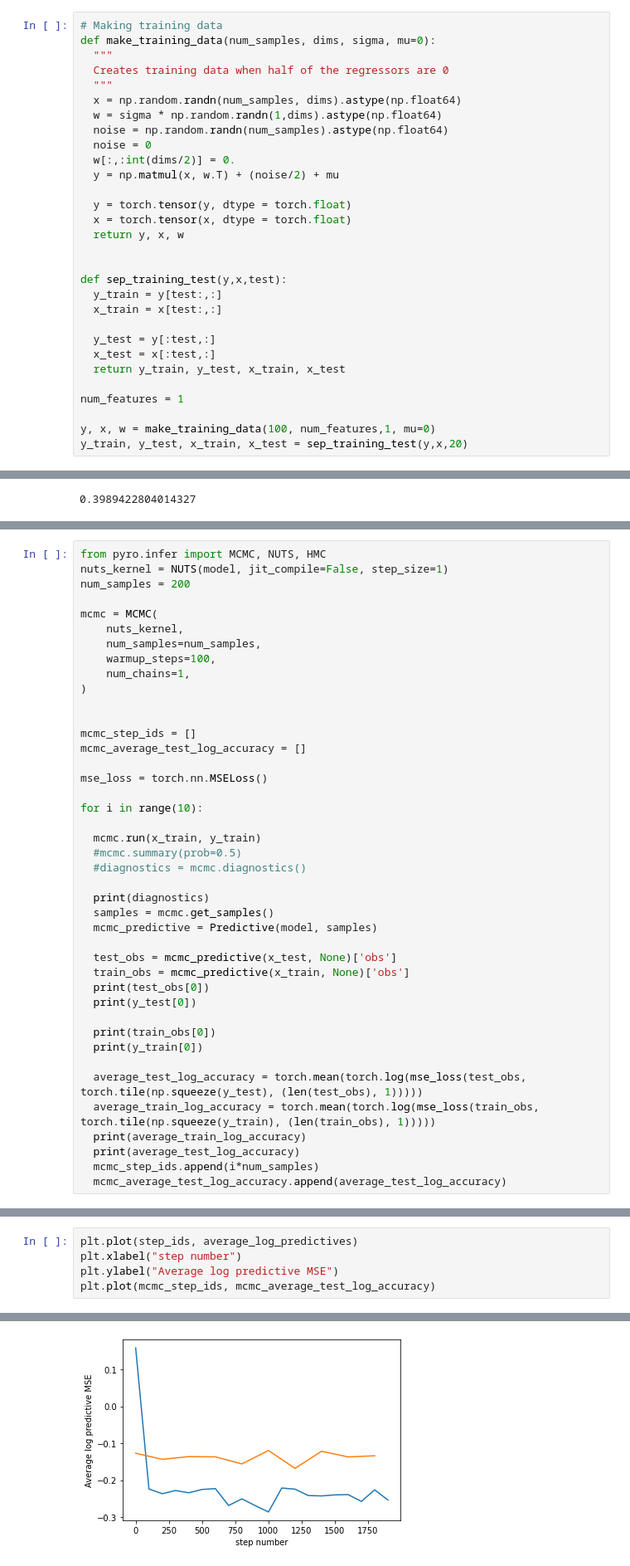
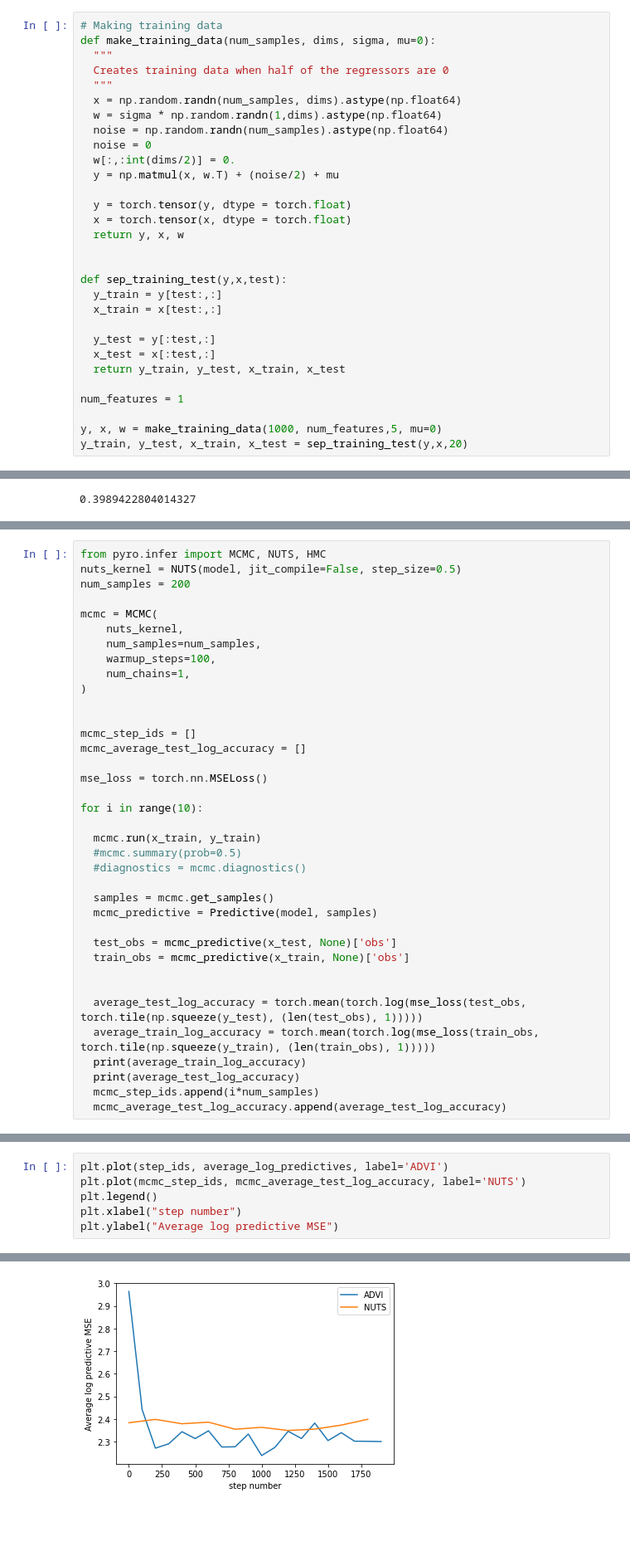
Before and after one commit to lorenzkuhn/advi, a Jupyter notebook: ARD.ipynb, the cells around one changed output, grey strips where cells are left out. Shown at 83% size. Saved outputs shown, nothing was run; the diff lists cells and outputs as text; blank space fills up the shorter version.

Commit message:
Generate plot of ADVI vs NUTS

```diff
--- a/ARD.ipynb
+++ b/ARD.ipynb
@@ -80,7 +80,7 @@ def sep_training_test(y,x,test):
 
 num_features = 1
 
-y, x, w = make_training_data(100, num_features,1, mu=0)
+y, x, w = make_training_data(1000, num_features,5, mu=0)
 y_train, y_test, x_train, x_test = sep_training_test(y,x,20)
 # %%
 y_train.shape
@@ -214,6 +179,6 @@ torch.Size([80, 10])
 # %%
 from pyro.infer import MCMC, NUTS, HMC
-nuts_kernel = NUTS(model, jit_compile=False, step_size=1)
+nuts_kernel = NUTS(model, jit_compile=False, step_size=0.5)
 num_samples = 200
 
 mcmc = MCMC(
@@ -235,17 +200,12 @@ for i in range(10):
   #mcmc.summary(prob=0.5)
   #diagnostics = mcmc.diagnostics()
 
-  print(diagnostics)
   samples = mcmc.get_samples()
   mcmc_predictive = Predictive(model, samples)
 
   test_obs = mcmc_predictive(x_test, None)['obs']
   train_obs = mcmc_predictive(x_train, None)['obs']
-  print(test_obs[0])
-  print(y_test[0])
 
-  print(train_obs[0])
-  print(y_train[0])
 
   average_test_log_accuracy = torch.mean(torch.log(mse_loss(test_obs, torch.tile(np.squeeze(y_test), (len(test_obs), 1)))))
   average_train_log_accuracy = torch.mean(torch.log(mse_loss(train_obs, torch.tile(np.squeeze(y_train), (len(train_obs), 1)))))
@@ -435,6 +387,7 @@ tensor(-0.1338)
 # %%
-plt.plot(step_ids, average_log_predictives)
+plt.plot(step_ids, average_log_predictives, label='ADVI')
+plt.plot(mcmc_step_ids, mcmc_average_test_log_accuracy, label='NUTS')
+plt.legend()
 plt.xlabel("step number")
 plt.ylabel("Average log predictive MSE")
-plt.plot(mcmc_step_ids, mcmc_average_test_log_accuracy)
 # %% [output]
@@ -442 +395 @@ plt.plot(mcmc_step_ids, mcmc_average_test_log_accuracy)
-[figure, old version]
+[figure, new version]
```
Also changed, not shown: parts of 11 cells of this notebook.
